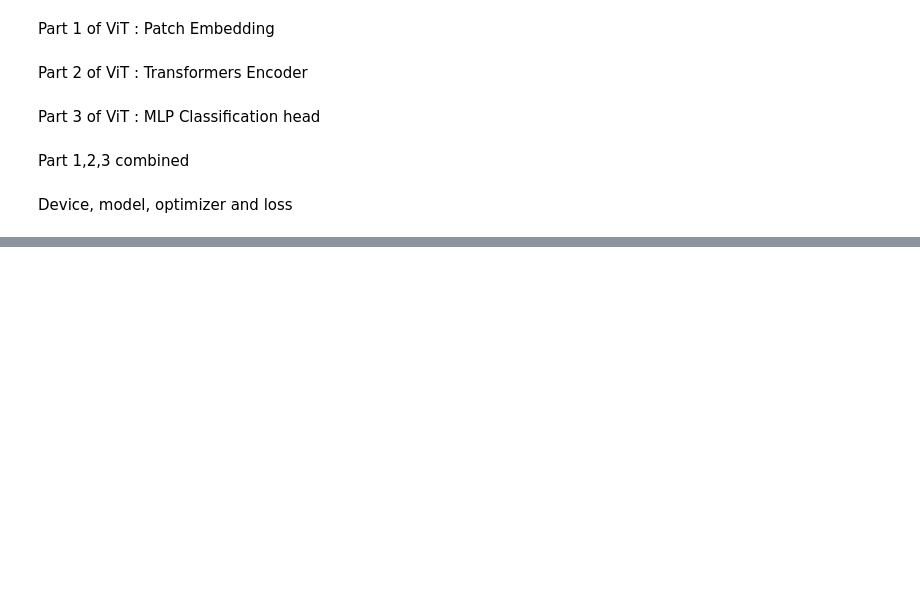
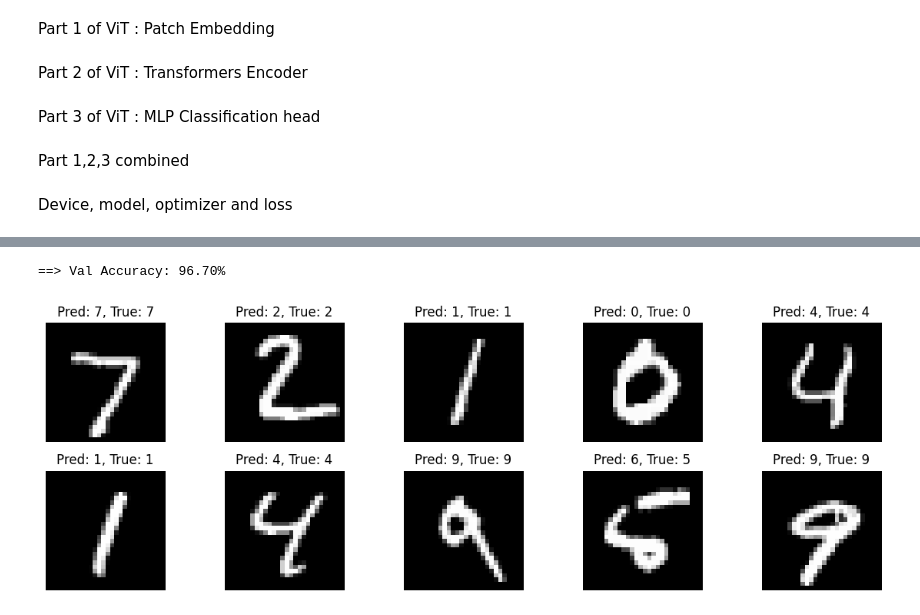
Before and after one commit to LokeshSreenathJ/Transformers, a Jupyter notebook: ViT.ipynb, the cells around one changed output, grey strips where cells are left out. Cells and saved outputs as stored; diff of their text form; code cells hidden in the pictures; blank space fills up the shorter version.

Commit message:
Training is done for the MNIST dataset yielded 96% val accuracy.

```diff
--- a/ViT.ipynb
+++ b/ViT.ipynb
@@ -119,0 +176,49 @@ criterion = nn.CrossEntropyLoss()
+# %%
+model.eval()
+
+correct = 0
+total = 0
+
+with torch.no_grad():
+    for images, labels in val_loader:
+        images = images.to(device)
+        labels = labels.to(device)
+
+        outputs = model(images)
+        preds = outputs.argmax(dim=1)
+
+        correct += (preds == labels).sum().item()
+        total += labels.size(0)
+
+val_acc = 100.0 * correct / total
+print(f"==> Val Accuracy: {val_acc:.2f}%")
+# %% [output]
+==> Val Accuracy: 96.70%
+# %%
+import matplotlib.pyplot as plt
+
+# Show 10 predictions from the first test batch
+model.eval()
+images, labels = next(iter(val_loader))
+images, labels = images.to(device), labels.to(device)
+with torch.no_grad():
+    outputs = model(images)
+    preds = outputs.argmax(dim=1)
+
+# Move to CPU for plotting
+images = images.cpu()
+preds = preds.cpu()
+labels = labels.cpu()
+
+# Plot first 10 images
+plt.figure(figsize=(12, 4))
+for i in range(10):
+    plt.subplot(2, 5, i + 1)
+    plt.imshow(images[i].squeeze(), cmap='gray')
+    plt.title(f"Pred: {preds[i]}, True: {labels[i]}")
+    plt.axis('off')
+
+plt.tight_layout()
+plt.show()
+# %% [output]
+[figure, added]
```
Also changed, not shown: parts of 3 cells of this notebook.
